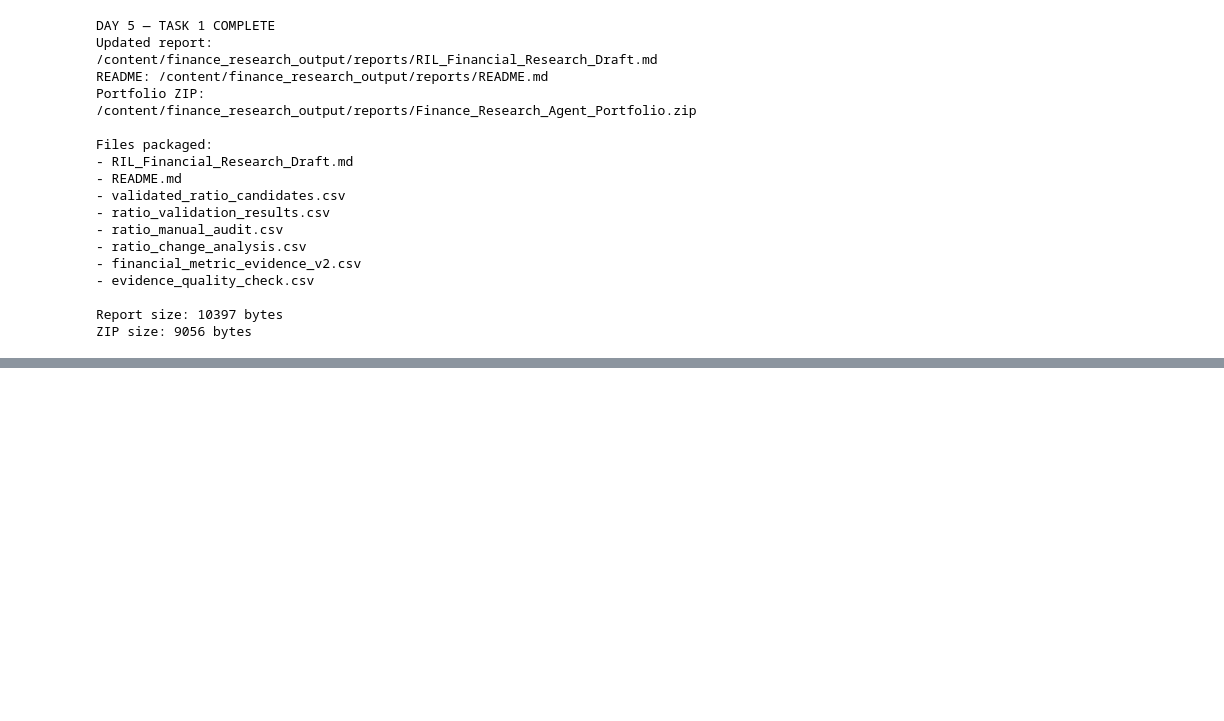
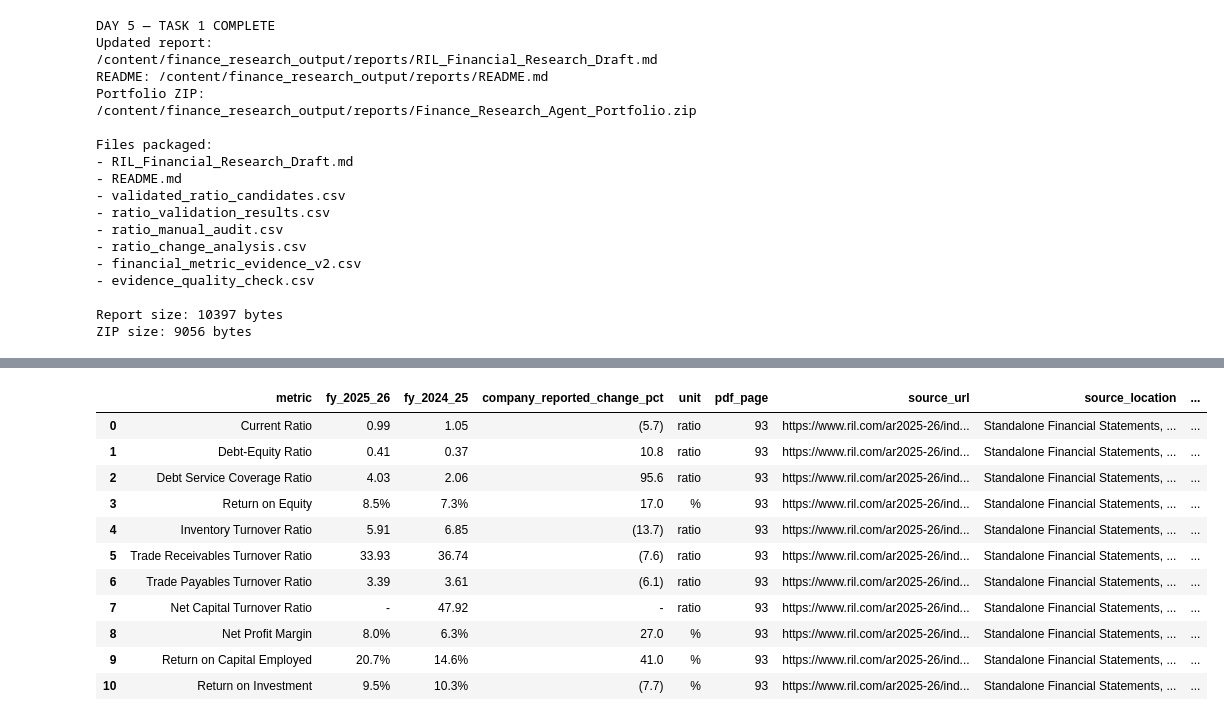
Before and after one commit to Priya-ssharma/Finance_Research_Agent, a Jupyter notebook: FinanceResearchAgent_Day1.ipynb, the cells around one changed output, grey strips where cells are left out. Drawn from its saved outputs; the diff is of its cells as text; code cells hidden in the pictures; blank space fills up the shorter version.

```diff
--- a/FinanceResearchAgent_Day1.ipynb
+++ b/FinanceResearchAgent_Day1.ipynb
@@ -3327,0 +3704,77 @@ ZIP size: 9056 bytes
+# %%
+
+import pandas as pd
+from pathlib import Path
+
+base = Path("/content/finance_research_output")
+
+# Exact values transcribed from the annual report's ratio table,
+# extracted PDF page 93.
+ratio_records = [
+    ("Current Ratio", "0.99", "1.05", "(5.7)", "ratio"),
+    ("Debt-Equity Ratio", "0.41", "0.37", "10.8", "ratio"),
+    ("Debt Service Coverage Ratio", "4.03", "2.06", "95.6", "ratio"),
+    ("Return on Equity", "8.5%", "7.3%", "17.0", "%"),
+    ("Inventory Turnover Ratio", "5.91", "6.85", "(13.7)", "ratio"),
+    ("Trade Receivables Turnover Ratio", "33.93", "36.74", "(7.6)", "ratio"),
+    ("Trade Payables Turnover Ratio", "3.39", "3.61", "(6.1)", "ratio"),
+    ("Net Capital Turnover Ratio", "-", "47.92", "-", "ratio"),
+    ("Net Profit Margin", "8.0%", "6.3%", "27.0", "%"),
+    ("Return on Capital Employed", "20.7%", "14.6%", "41.0", "%"),
+    ("Return on Investment", "9.5%", "10.3%", "(7.7)", "%"),
+]
+
+rows = []
+for metric, fy26, fy25, reported_change, unit in ratio_records:
+    rows.append({
+        "metric": metric,
+        "fy_2025_26": fy26,
+        "fy_2024_25": fy25,
+        "company_reported_change_pct": reported_change,
+        "unit": unit,
+        "pdf_page": 93,
+        "source_url": "https://www.ril.com/ar2025-26/index.html",
+        "source_location": "Standalone Financial Statements, Note 40, Ratio Analysis",
+        "validation_status": "Transcribed from extracted source; final PDF visual check pending"
+    })
+
+explanations = [
+    {
+        "metric": "Debt Service Coverage Ratio",
+        "pdf_page": 6,
+        "source_explanation": (
+            "Increased from 2.06 in FY 2024-25 to 4.03 in FY 2025-26, "
+            "due to lower finance cost and principal repayments of loans during the year."
+        )
+    },
+    {
+        "metric": "Net Profit Margin",
+        "pdf_page": 6,
+        "source_explanation": (
+            "Increased from 6.3% in FY 2024-25 to 8.0% in FY 2025-26, "
+            "due to higher net profit."
+        )
+    },
+    {
+        "metric": "Return on Capital Employed",
+        "pdf_page": 6,
+        "source_explanation": (
+            "Increased from 14.6% in FY 2024-25 to 20.7% in FY 2025-26, "
+            "due to higher profit and reduction in capital employed."
+        )
+    }
+]
+
+out = base / "financial_evidence_register_v2.csv"
+pd.DataFrame(rows).to_csv(out, index=False)
+
+explanation_out = base / "financial_evidence_explanations_v2.csv"
+pd.DataFrame(explanations).to_csv(explanation_out, index=False)
+
+print("Created:", out)
+print("Created:", explanation_out)
+print("\nRatio evidence register:")
+display(pd.DataFrame(rows))
+print("\nSource explanations:")
+display(pd.DataFrame(explanations))
+# %% [output]
@@ -3327,0 +3785,12 @@ ZIP size: 9056 bytes
+|  | metric | fy_2025_26 | fy_2024_25 | company_reported_change_pct | unit | pdf_page | source_url | source_location | ... |
+| 0 | Current Ratio | 0.99 | 1.05 | (5.7) | ratio | 93 | https://www.ril.com/ar2025-26/ind... | Standalone Financial Statements, ... | ... |
+| 1 | Debt-Equity Ratio | 0.41 | 0.37 | 10.8 | ratio | 93 | https://www.ril.com/ar2025-26/ind... | Standalone Financial Statements, ... | ... |
+| 2 | Debt Service Coverage Ratio | 4.03 | 2.06 | 95.6 | ratio | 93 | https://www.ril.com/ar2025-26/ind... | Standalone Financial Statements, ... | ... |
+| 3 | Return on Equity | 8.5% | 7.3% | 17.0 | % | 93 | https://www.ril.com/ar2025-26/ind... | Standalone Financial Statements, ... | ... |
+| 4 | Inventory Turnover Ratio | 5.91 | 6.85 | (13.7) | ratio | 93 | https://www.ril.com/ar2025-26/ind... | Standalone Financial Statements, ... | ... |
+| 5 | Trade Receivables Turnover Ratio | 33.93 | 36.74 | (7.6) | ratio | 93 | https://www.ril.com/ar2025-26/ind... | Standalone Financial Statements, ... | ... |
+| 6 | Trade Payables Turnover Ratio | 3.39 | 3.61 | (6.1) | ratio | 93 | https://www.ril.com/ar2025-26/ind... | Standalone Financial Statements, ... | ... |
+| 7 | Net Capital Turnover Ratio | - | 47.92 | - | ratio | 93 | https://www.ril.com/ar2025-26/ind... | Standalone Financial Statements, ... | ... |
+| 8 | Net Profit Margin | 8.0% | 6.3% | 27.0 | % | 93 | https://www.ril.com/ar2025-26/ind... | Standalone Financial Statements, ... | ... |
+| 9 | Return on Capital Employed | 20.7% | 14.6% | 41.0 | % | 93 | https://www.ril.com/ar2025-26/ind... | Standalone Financial Statements, ... | ... |
+| 10 | Return on Investment | 9.5% | 10.3% | (7.7) | % | 93 | https://www.ril.com/ar2025-26/ind... | Standalone Financial Statements, ... | ... |
```
Also changed, not shown: parts of 42 cells of this notebook.
